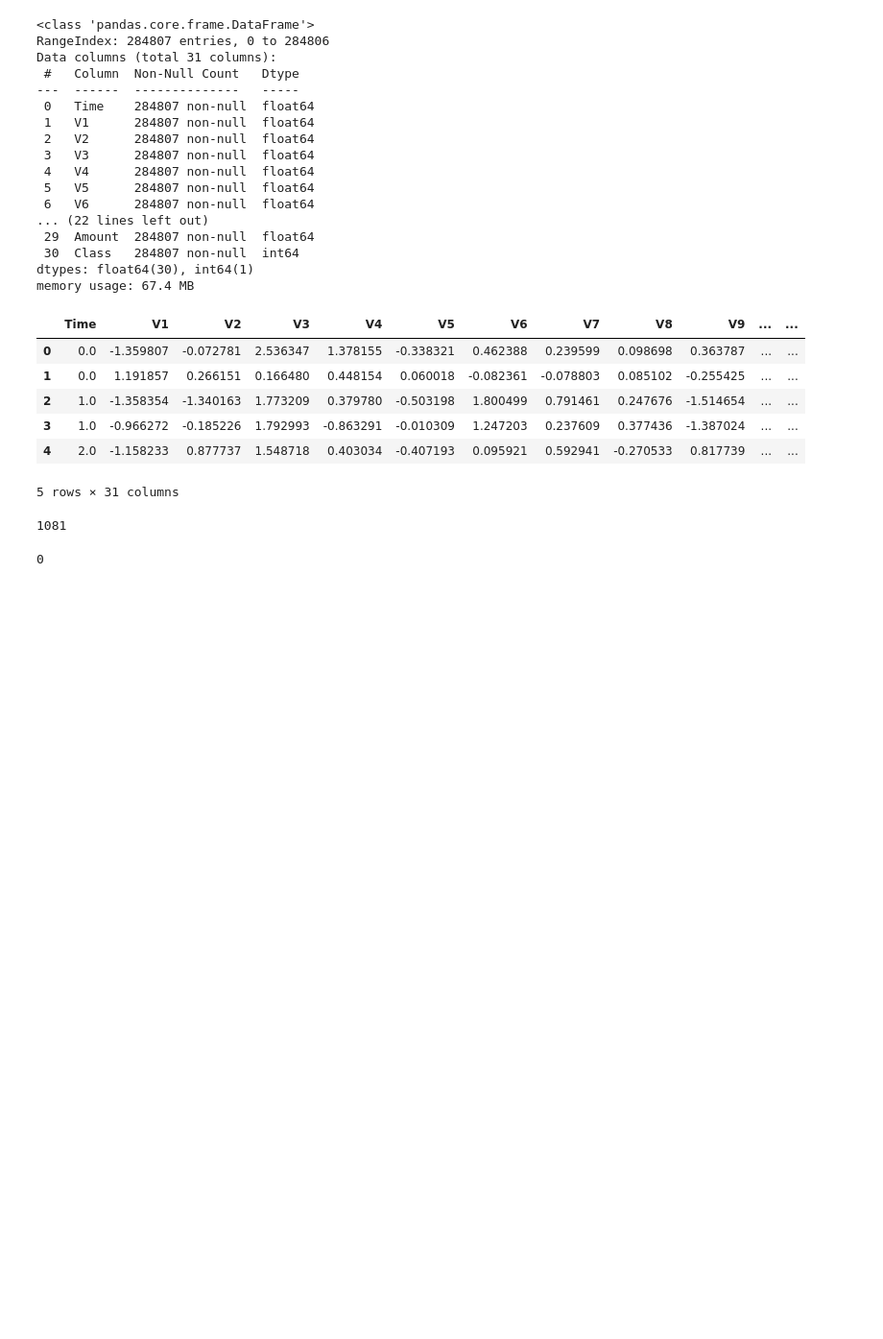
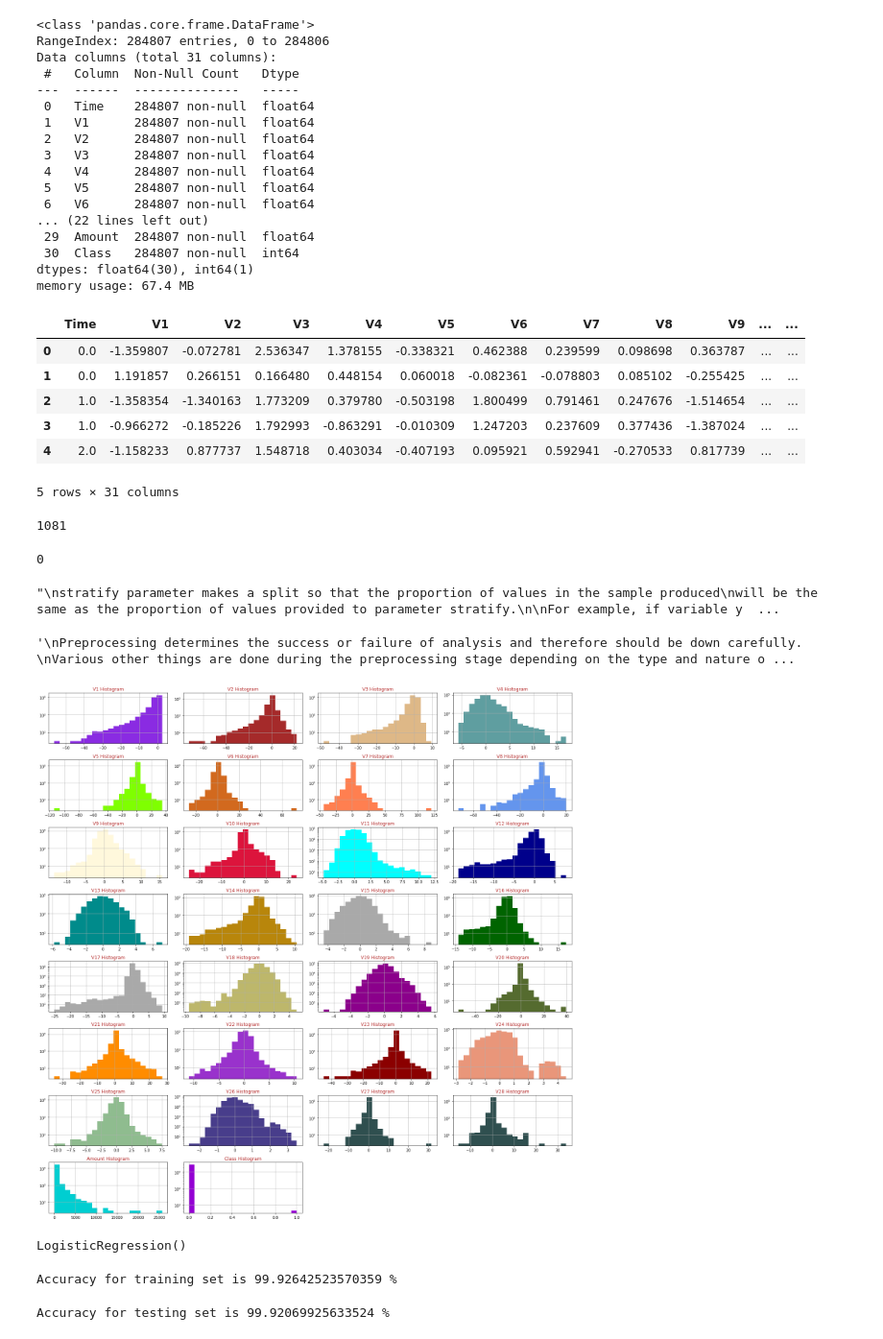
Before and after one commit to sachin108/MachineLearning, a Jupyter notebook: Logistic_Regression/LogisticRegression.ipynb, the cells around one changed output. Shown: that part at 96% size. Drawn from its saved outputs; the diff is of its cells as text; code cells hidden in the pictures; blank space fills up the shorter version.

```diff
--- a/Logistic_Regression/LogisticRegression.ipynb
+++ b/Logistic_Regression/LogisticRegression.ipynb
@@ -61,0 +66,63 @@ dataFrame.drop('Time', axis=1, inplace=True)
+# %%
+x_train, x_test, y_train, y_test = train_test_split(x, y, test_size=0.2, random_state=5, stratify=y)
+
+"""
+stratify parameter makes a split so that the proportion of values in the sample produced
+will be the same as the proportion of values provided to parameter stratify.
+
+For example, if variable y is a binary categorical variable with values 0 and 1 and there are 25% of zeros and 75% of ones, stratify=y will make sure that your random split has 25% of 0's and 75% of 1's.
+"""
+# %% [output]
+"\nstratify parameter makes a split so that the proportion of values in the sample produced\nwill be the same as the proportion of values provided to parameter stratify.\n\nFor example, if variable y  ...
+# %%
+"""
+Data set where the data points or features values have high differences with each other will take more
+time to understand the data and the accuracy will be lower. Larger differences between the data points
+of input variables increase the uncertainty in the results of the model.
+
+Scaling is a technique to make data points closer to each other.
+"""
+scaler = preprocessing.StandardScaler().fit(x_train)
+x_train_scaled=scaler.transform(x_train)
+
+x_test_scaled = scaler.transform(x_test)
+y_pred = model.predict(x_test_scaled)
+
+"""
+Preprocessing determines the success or failure of analysis and therefore should be down carefully.
+Various other things are done during the preprocessing stage depending on the type and nature of data.
+"""
+# %% [output]
+'\nPreprocessing determines the success or failure of analysis and therefore should be down carefully. \nVarious other things are done during the preprocessing stage depending on the type and nature o ...
+# %%
+# EXPLORATORY DATA VISUALIZATION
+colors = list(mcolors.CSS4_COLORS.keys())[10:]
+def draw_histograms(dataframe, features, rows, cols):
+    fig=plot.figure(figsize=(20,20))
+    for i, feature in enumerate(features):
+        ax=fig.add_subplot(rows,cols,i+1)
+        dataframe[feature].hist(bins=20,ax=ax,facecolor=colors[i])
+        ax.set_title(feature+" Histogram",color=colors[35])
+        ax.set_yscale('log')
+    fig.tight_layout()
+    plot.show()
+draw_histograms(dataFrame,dataFrame.columns,8,4)
+# %% [output]
+[figure, added]
+# %%
+#model building and training
+model = LogisticRegression()
+model.fit(x_train_scaled, y_train)
+# %% [output]
+LogisticRegression()
+# %%
+train_accuracy=model.score(x_train_scaled, y_train)
+print("Accuracy for training set is {} %".format(train_accuracy*100))
+#Training accuracy is not that useful, test accuracy is the real metric of success.
+# %% [output]
+Accuracy for training set is 99.92642523570359 %
+# %%
+test_accuracy=accuracy_score(y_test, y_pred)
+print("Accuracy for testing set is {} %".format(test_accuracy*100))
+# %% [output]
+Accuracy for testing set is 99.92069925633524 %
```
Also changed, not shown: parts of 4 cells of this notebook, 1 other file.
